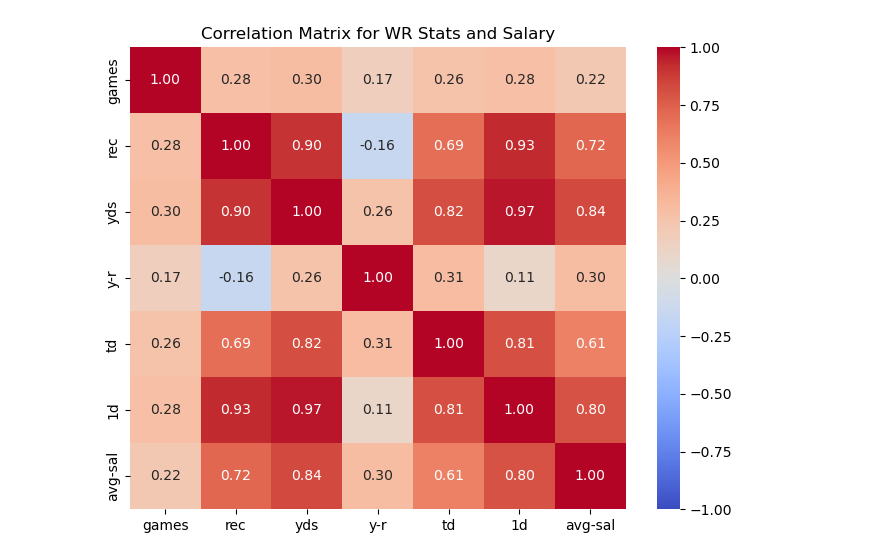
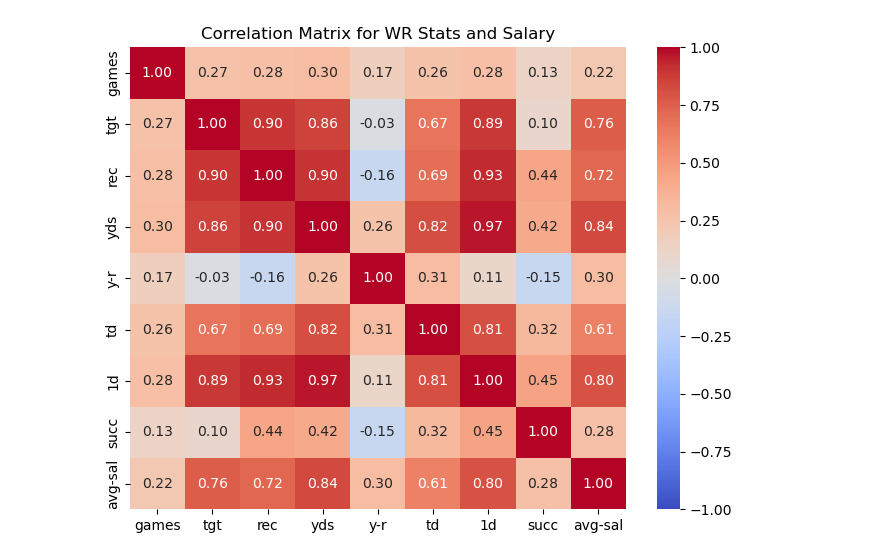
Before and after one commit to willvernon/NFL_predicts, a Jupyter notebook: player_contracts/Linear_regression.ipynb, the cells around one changed output. Cells and saved outputs as stored; diff of their text form; code cells hidden in the pictures.

Commit message:
add: WR contracts and stats avg

```diff
--- a/player_contracts/Linear_regression.ipynb
+++ b/player_contracts/Linear_regression.ipynb
@@ -8,5 +8,5 @@ import sys
 import seaborn as sns
 import matplotlib.pyplot as plt
 # %%
-csv = pd.read_csv("./player_stats_contracts.csv")
-csv.head()
+# csv = pd.read_csv("./player_stats_contracts.csv")
+# csv
@@ -45,11 +41,13 @@ df = pd.DataFrame(data)
 # %%
 # Compute correlation matrix
-correlation = csv[["games", "rec", "yds", "y-r", "td", "1d", "avg-sal"]].corr()
+correlation = csv[
+    ["games", "tgt", "rec", "yds", "y-r", "td", "1d", "succ", "avg-sal"]
+].corr()
 
 # Create heatmap
 plt.figure(figsize=(8, 6))
 sns.heatmap(correlation, annot=True, cmap="coolwarm", vmin=-1, vmax=1, fmt=".2f")
 plt.title("Correlation Matrix for WR Stats and Salary")
 plt.show()
 # %% [output]
-[figure, old version]
+[figure, new version]
```
Also changed, not shown: parts of 5 cells of this notebook, 2 other files.
